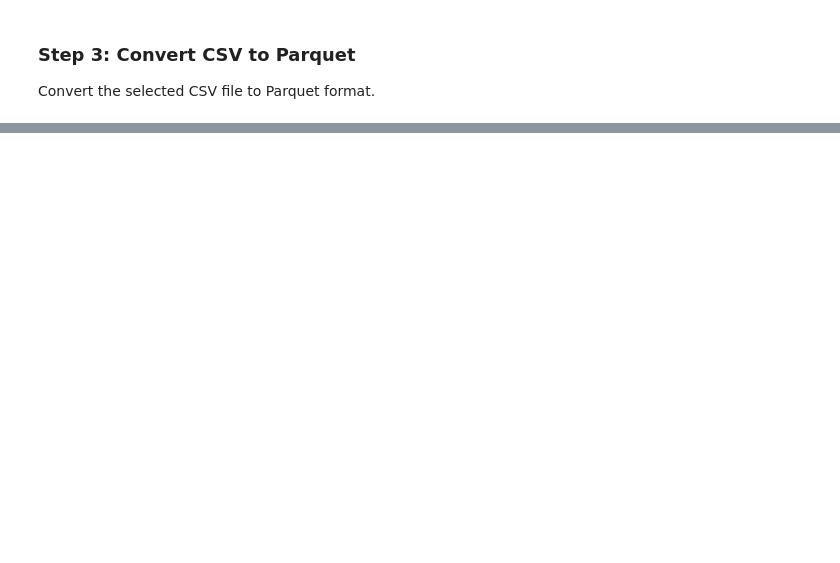
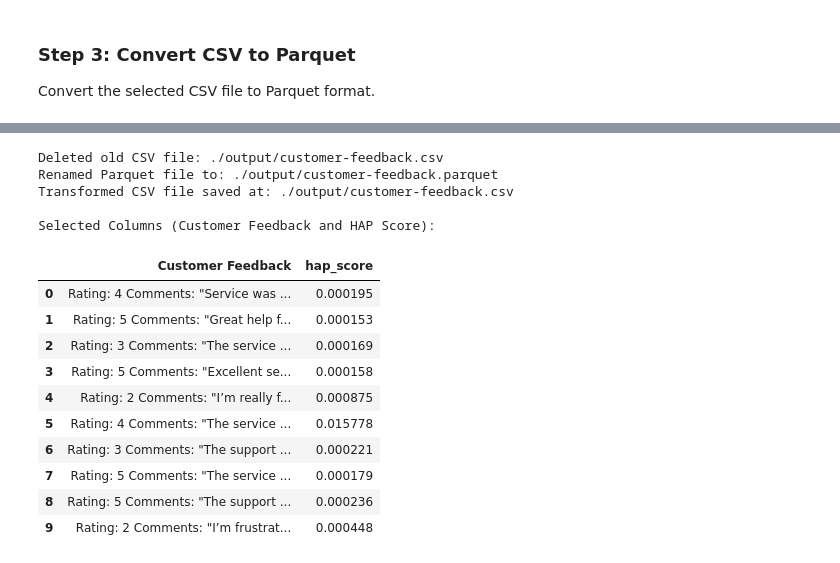
Before and after one commit to sapthasurendran/data-prep-lab, a Jupyter notebook: examples/notebooks/hap/generate_hap_score_csv.ipynb, the cells around one changed output, grey strips where cells are left out. Saved outputs shown, nothing was run; the diff lists cells and outputs as text; code cells hidden in the pictures; blank space fills up the shorter version.

Commit message:
Remove the changes made to the transform and reframe the example notebook accordingly
Signed-off-by: Aisha Mohammed Farooq Darga <aisdarg1@in.ibm.com>

```diff
--- a/examples/notebooks/hap/generate_hap_score_csv.ipynb
+++ b/examples/notebooks/hap/generate_hap_score_csv.ipynb
@@ -74,0 +126,14 @@ print(f"Output Folder: {output_folder}")
+# %%
+#Clear the existing input-parquet folder
+if os.path.exists(input_csv):
+    for file_name in os.listdir(input_csv):
+        file_path = os.path.join(input_csv, file_name)
+        try:
+            os.remove(file_path)
+            print(f"Deleted file: {file_path}")
+        except Exception as e:
+            print(f"Failed to delete {file_path}: {e}")
+else:
+    os.makedirs(input_csv)
+    os.makedirs(input_folder)
+    print(f"Created folder: {input_csv}")
@@ -207,0 +252,57 @@ else:
+# %%
+# Locate transformed Parquet files in the output folder
+output_parquet_files = [f for f in os.listdir(output_folder) if f.endswith(".parquet")]
+
+if output_parquet_files:
+    # Clear existing CSV files in the output folder
+    for file_name in os.listdir(output_folder):
+        if file_name.endswith(".csv"):
+            file_path = os.path.join(output_folder, file_name)
+            try:
+                os.remove(file_path)
+                print(f"Deleted old CSV file: {file_path}")
+            except Exception as e:
+                print(f"Failed to delete {file_path}: {e}")
+
+    for output_parquet in output_parquet_files:
+        original_parquet_path = os.path.join(output_folder, output_parquet)
+        try:
+            # Rename the Parquet file
+            os.rename(original_parquet_path, output_parquet_file)
+            print(f"Renamed Parquet file to: {output_parquet_file}")
+
+            # Convert the renamed Parquet file to CSV
+            transformed_df = pd.read_parquet(output_parquet_file)
+            transformed_df.to_csv(output_csv_file, index=False)
+            print(f"Transformed CSV file saved at: {output_csv_file}")
+
+            # Display selected columns in tabular format
+            if 'Customer Feedback' in transformed_df.columns and 'hap_score' in transformed_df.columns:
+                display_df = transformed_df[['Customer Feedback', 'hap_score']]
+                print("\nSelected Columns (Customer Feedback and HAP Score):")
+                from IPython.display import display  # Ensure pretty display in Jupyter
+                display(display_df.head(10))  # Display the first 10 rows
+            else:
+                print("The required columns ('Customer Feedback' and 'hap_score') are not in the transformed data.")
+
+        except Exception as e:
+            print(f"Error processing files: {e}")
+else:
+    print(f"No Parquet files found in the output folder: {output_folder}")
+# %% [output]
+Deleted old CSV file: ./output/customer-feedback.csv
+Renamed Parquet file to: ./output/customer-feedback.parquet
+Transformed CSV file saved at: ./output/customer-feedback.csv
+
+Selected Columns (Customer Feedback and HAP Score):
+|  | Customer Feedback | hap_score |
+| 0 | Rating: 4 Comments: "Service was ... | 0.000195 |
+| 1 | Rating: 5 Comments: "Great help f... | 0.000153 |
+| 2 | Rating: 3 Comments: "The service ... | 0.000169 |
+| 3 | Rating: 5 Comments: "Excellent se... | 0.000158 |
+| 4 | Rating: 2 Comments: "I’m really f... | 0.000875 |
+| 5 | Rating: 4 Comments: "The service ... | 0.015778 |
+| 6 | Rating: 3 Comments: "The support ... | 0.000221 |
+| 7 | Rating: 5 Comments: "The service ... | 0.000179 |
+| 8 | Rating: 5 Comments: "The support ... | 0.000236 |
+| 9 | Rating: 2 Comments: "I’m frustrat... | 0.000448 |
```
Also changed, not shown: parts of 21 cells of this notebook, 7 other files.
